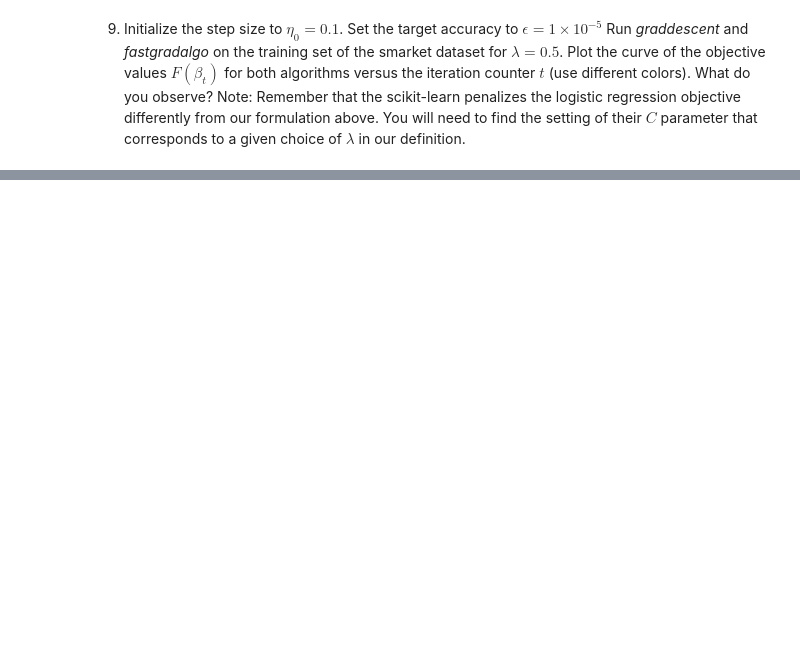
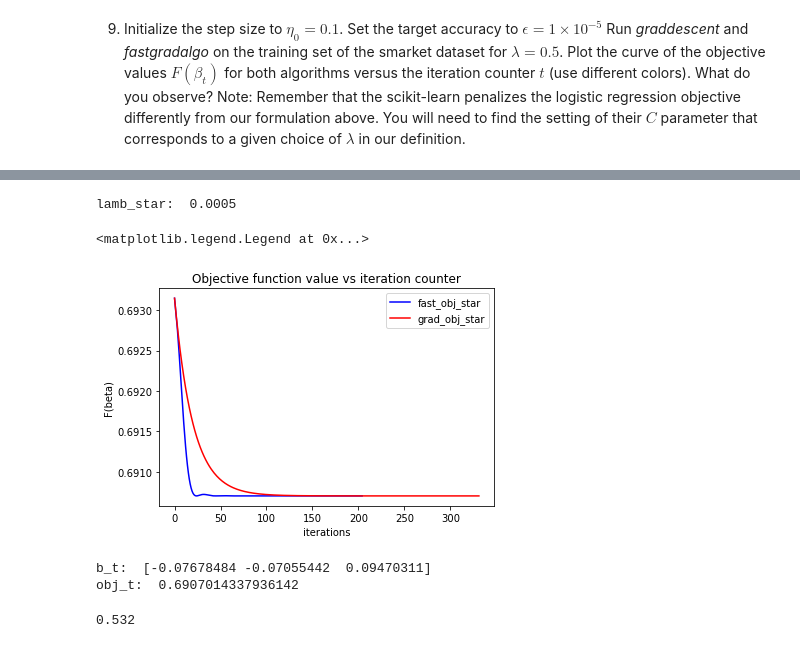
Before and after one commit to emi90/data558, a Jupyter notebook: Homework/hw3_EmilyYamauchi.ipynb, the cells around one changed output, grey strips where cells are left out. Cells and saved outputs as stored; diff of their text form; code cells hidden in the pictures; blank space fills up the shorter version.

```diff
--- a/Homework/hw3_EmilyYamauchi.ipynb
+++ b/Homework/hw3_EmilyYamauchi.ipynb
@@ -715,0 +326,6 @@ betas[1]
+# %%
+n = Xs.shape[0]
+c = 1/(2*lamb*n)
+m = LogisticRegression(C = c).fit(Xs, y_train)
+sk_beta = m.coef_
+sk_obj = obj_function(Xs, y_train, sk_beta, lamb)
@@ -715,0 +342,34 @@ betas[1]
+# %%
+skC = LogisticRegressionCV().fit(Xs, y_train).C_[0]
+lamb_star = skC / (2*n*skC)
+print('lamb_star: ', lamb_star)
+# %% [output]
+lamb_star:  0.0005
+# %%
+#fastgradalgo(beta_init, eta_init, decay_rate, prop_constant, target_accuracy, lamb)
+grad_b_star = graddescent(beta_init, eta_init, decay_rate, prop_constant, target_accuracy, lamb_star)
+grad_obj_star = [obj_function(Xs, y_train, b, lamb_star) for b in grad_b_star]
+
+fast_b_star = fastgradalgo(beta_init, eta_init, decay_rate, prop_constant, target_accuracy, lamb_star)
+fast_obj_star = [obj_function(Xs, y_train, b, lamb_star) for b in fast_b_star]
+# %%
+fig = plt.figure()
+ax = fig.add_subplot()
+ax.plot(fast_obj_star, c = 'b', label = 'fast_obj_star')
+ax.plot(grad_obj_star, c = 'r', label = 'grad_obj_star')
+ax.set_title('Objective function value vs iteration counter')
+ax.set_xlabel('iterations')
+ax.set_ylabel('F(beta)')
+ax.legend()
+# %% [output]
+<matplotlib.legend.Legend at 0x...>
+[figure, added]
+# %%
+b_star_t = fast_b_star[-1]
+obj_star_t = fast_obj_star[-1]
+
+print('b_t: ', b_star_t)
+print('obj_t: ', obj_star_t)
+# %% [output]
+b_t:  [-0.07678484 -0.07055442  0.09470311]
+obj_t:  0.6907014337936142
@@ -715,0 +400,4 @@ betas[1]
+# %%
+misclass_
+# %% [output]
+0.532
```
Also changed, not shown: parts of 73 cells of this notebook.
